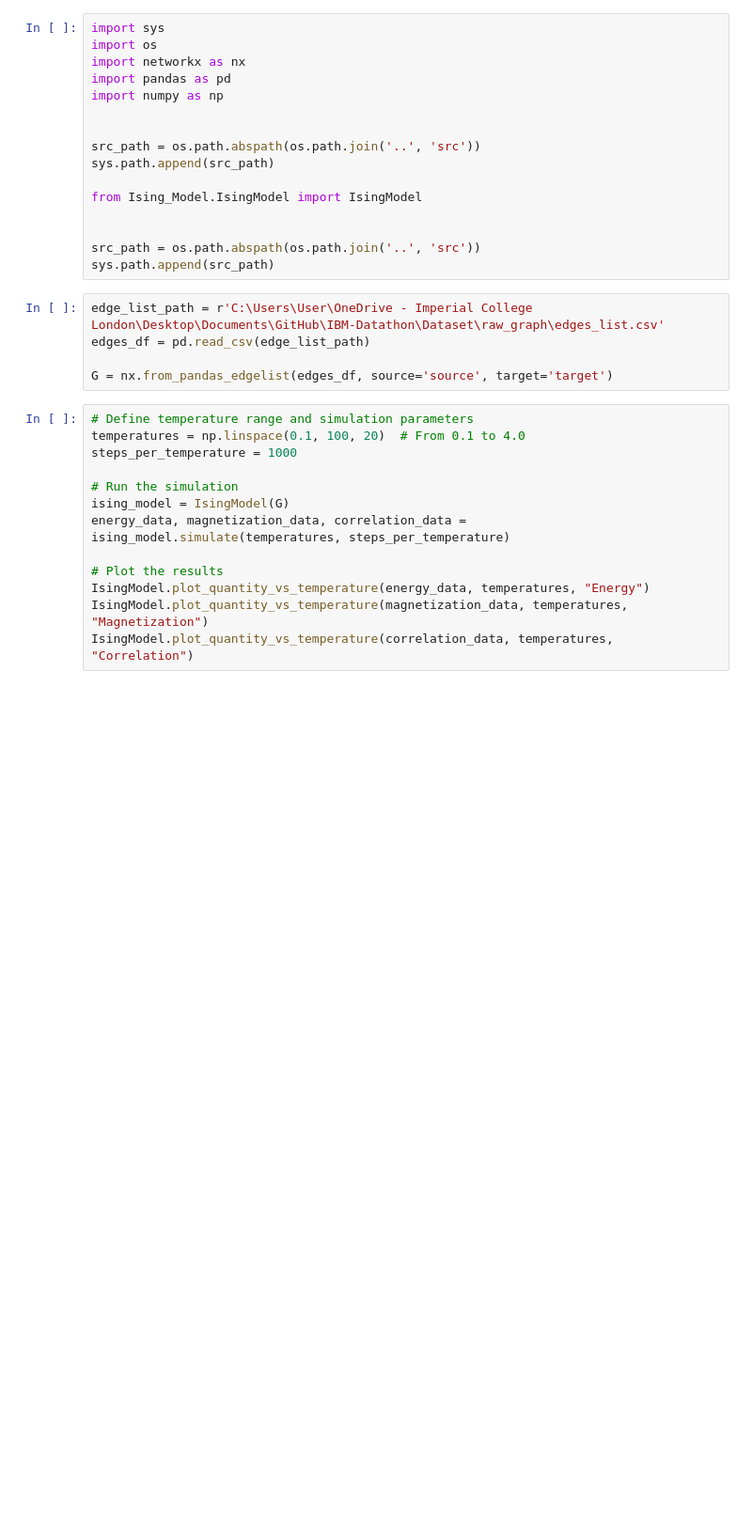
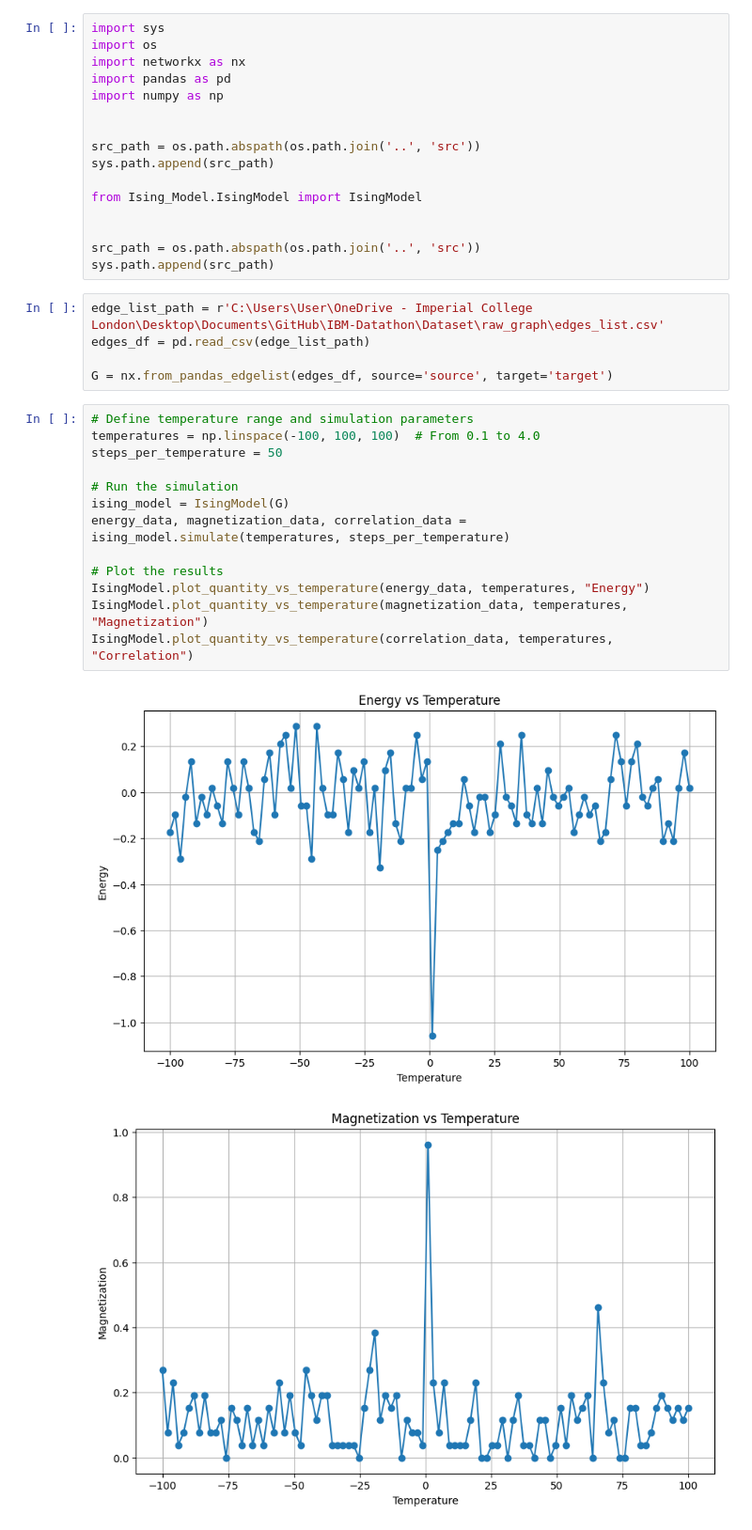
Before and after one commit to shikivaahan/IBM-Z-Datathon-Ising-Model, a Jupyter notebook: Notebooks/00_playground.ipynb, the cells around one changed output. Shown: that part at 94% size. Drawn from its saved outputs; the diff is of its cells as text; blank space fills up the shorter version.

Commit message:
Finished graphs

```diff
--- a/Notebooks/00_playground.ipynb
+++ b/Notebooks/00_playground.ipynb
@@ -21,14 +21,17 @@ edges_df = pd.read_csv(edge_list_path)
 G = nx.from_pandas_edgelist(edges_df, source='source', target='target')
 # %%
 # Define temperature range and simulation parameters
-temperatures = np.linspace(0.1, 100, 20)  # From 0.1 to 4.0
-steps_per_temperature = 1000
+temperatures = np.linspace(-100, 100, 100)  # From 0.1 to 4.0
+steps_per_temperature = 50
 
 # Run the simulation
 ising_model = IsingModel(G)
 energy_data, magnetization_data, correlation_data = ising_model.simulate(temperatures, steps_per_temperature)
 
 # Plot the results
 IsingModel.plot_quantity_vs_temperature(energy_data, temperatures, "Energy")
 IsingModel.plot_quantity_vs_temperature(magnetization_data, temperatures, "Magnetization")
 IsingModel.plot_quantity_vs_temperature(correlation_data, temperatures, "Correlation")
+# %% [output]
+[figure, added]
+[figure, added]
```
Also changed, not shown: parts of 1 cell of this notebook, 8 other files.
